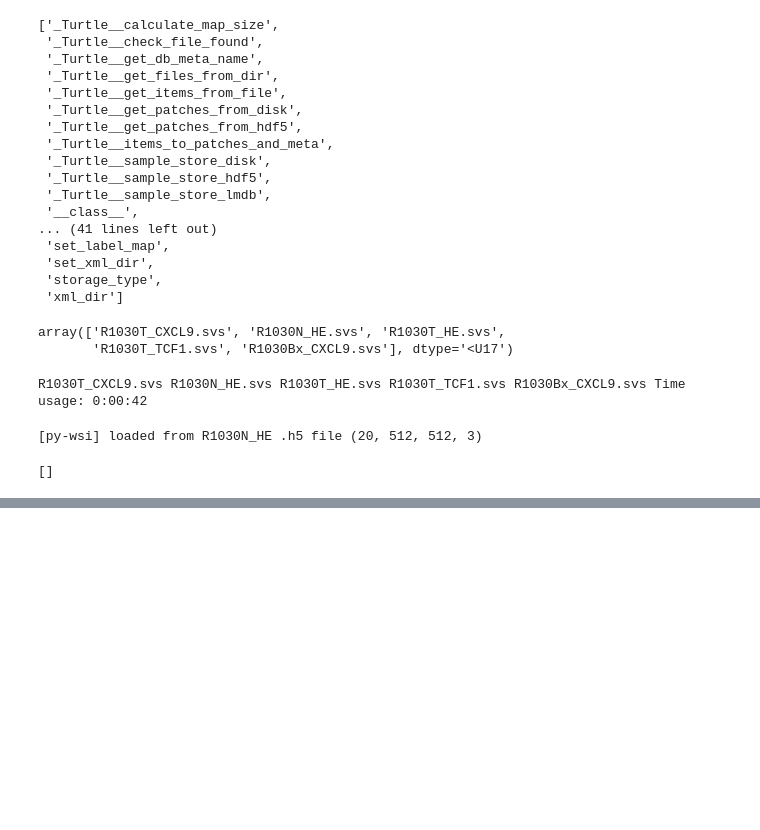
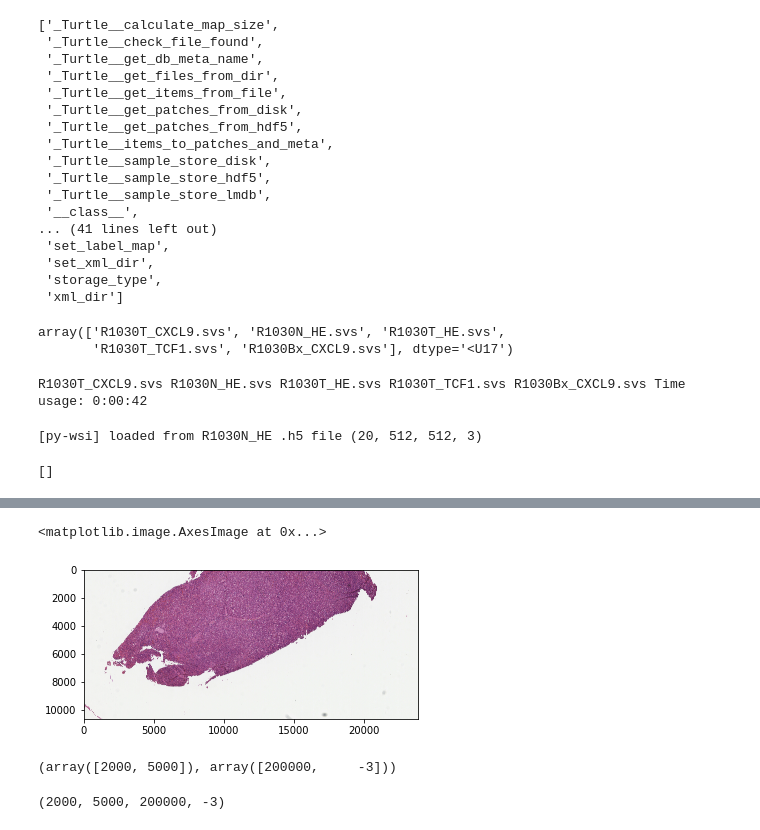
Before and after one commit to sidhomj/qpath_unet, a Jupyter notebook: tmp_resources/jupyterlab/scratch_image_tiling.ipynb, the cells around one changed output, grey strips where cells are left out. Saved outputs shown, nothing was run; the diff lists cells and outputs as text; code cells hidden in the pictures; blank space fills up the shorter version.

```diff
--- a/tmp_resources/jupyterlab/scratch_image_tiling.ipynb
+++ b/tmp_resources/jupyterlab/scratch_image_tiling.ipynb
@@ -141,0 +281,13 @@ x[3]
+# %%
+import matplotlib.pyplot as plt
+import WSI_reader
+
+img_path = '/Users/stevenhamel/Dropbox/My Mac (Steven’s MacBook Pro (2))/Documents/Projects/qpath_unet/images/merad_lab_images/R1030/R1030T_HE.svs'
+# img_type = None
+img_object  =  WSI_reader.WSI_reader(img_path)
+img = img_object.pull_np((5000,5000),3000,200)
+# %%
+plt.imshow(img)
+# %% [output]
+<matplotlib.image.AxesImage at 0x...>
+[figure, added]
@@ -141,0 +299,8 @@ x[3]
+# %%
+tuple(flatten(tuple(flatten(tuple(arr)))))
+# %% [output]
+(array([2000, 5000]), array([200000,     -3]))
+# %%
+tuple(flatten(tuple(arr.flatten())))
+# %% [output]
+(2000, 5000, 200000, -3)
```
Also changed, not shown: parts of 10 cells of this notebook, 4 other files.
